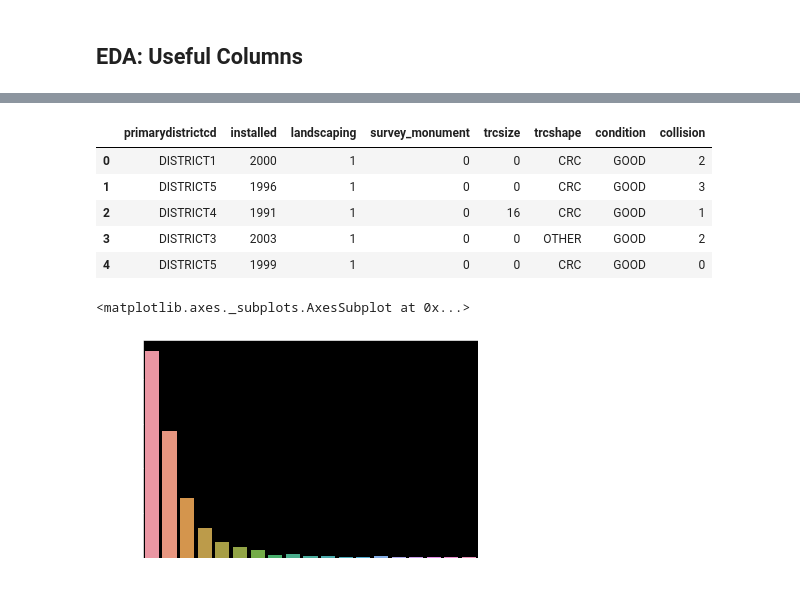
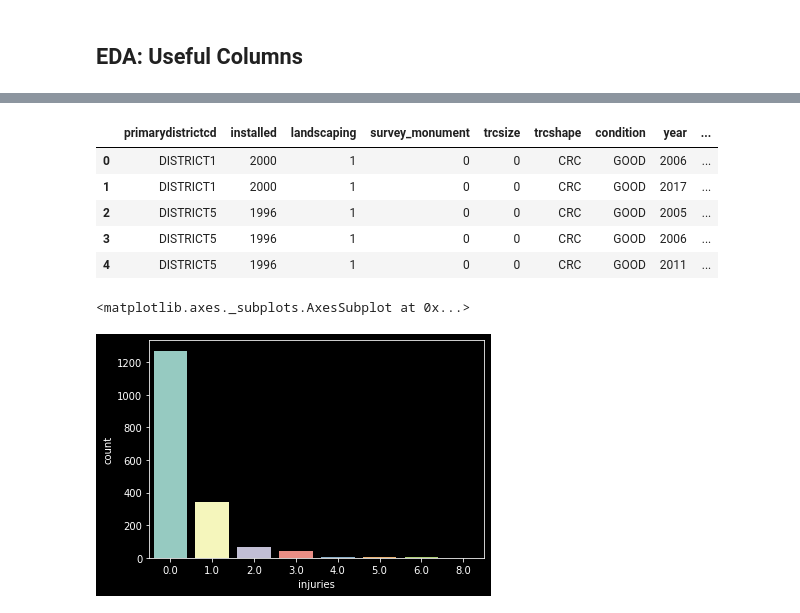
Before and after one commit to DataCircles/traffic_collisions_ml_team1, a Jupyter notebook: notebooks/cindy_trafficcrc.ipynb, the cells around one changed output, grey strips where cells are left out. Cells and saved outputs as stored; diff of their text form; code cells hidden in the pictures.

Commit message:
fix dtype of numeric cols in traffic circles

```diff
--- a/notebooks/cindy_trafficcrc.ipynb
+++ b/notebooks/cindy_trafficcrc.ipynb
@@ -394,0 +418,5 @@ Index(['compkey', 'intkey', 'shape_lat', 'shape_lng', 'unitdesc',
+# %%
+numeric_cols = {'year':'int', 'pedcount':'float', 'pedcylcount':'float', 'vehcount':'float',
+                'injuries':'float','seriousinjuries':'float', 'fatalities':'float', 'inattentionind_y':'float'}
+
+circles_collisions = circles_collisions.astype(numeric_cols)
@@ -395,19 +452,19 @@ Index(['compkey', 'intkey', 'shape_lat', 'shape_lng', 'unitdesc',
 # %%
-eliminate = ['compkey', 'unitdesc', 'intkey', 'shape_lng', 'shape_lat']
+eliminate = ['unitdesc', 'intkey', 'shape_lng', 'shape_lat']
 
 data = circles_collisions.drop(columns=eliminate).copy()
 # %%
 data.head()
 # %% [output]
-|  | primarydistrictcd | installed | landscaping | survey_monument | trcsize | trcshape | condition | collision |
-| 0 | DISTRICT1 | 2000 | 1 | 0 | 0 | CRC | GOOD | 2 |
-| 1 | DISTRICT5 | 1996 | 1 | 0 | 0 | CRC | GOOD | 3 |
-| 2 | DISTRICT4 | 1991 | 1 | 0 | 16 | CRC | GOOD | 1 |
-| 3 | DISTRICT3 | 2003 | 1 | 0 | 0 | OTHER | GOOD | 2 |
-| 4 | DISTRICT5 | 1999 | 1 | 0 | 0 | CRC | GOOD | 0 |
+|  | primarydistrictcd | installed | landscaping | survey_monument | trcsize | trcshape | condition | year | ... |
+| 0 | DISTRICT1 | 2000 | 1 | 0 | 0 | CRC | GOOD | 2006 | ... |
+| 1 | DISTRICT1 | 2000 | 1 | 0 | 0 | CRC | GOOD | 2017 | ... |
+| 2 | DISTRICT5 | 1996 | 1 | 0 | 0 | CRC | GOOD | 2005 | ... |
+| 3 | DISTRICT5 | 1996 | 1 | 0 | 0 | CRC | GOOD | 2006 | ... |
+| 4 | DISTRICT5 | 1996 | 1 | 0 | 0 | CRC | GOOD | 2011 | ... |
 # %%
-sns.countplot(data['collision'])
+sns.countplot(data['injuries'])
 # %% [output]
 <matplotlib.axes._subplots.AxesSubplot at 0x...>
-[figure, old version]
+[figure, new version]
 # %%
```
Also changed, not shown: parts of 6 cells of this notebook.
